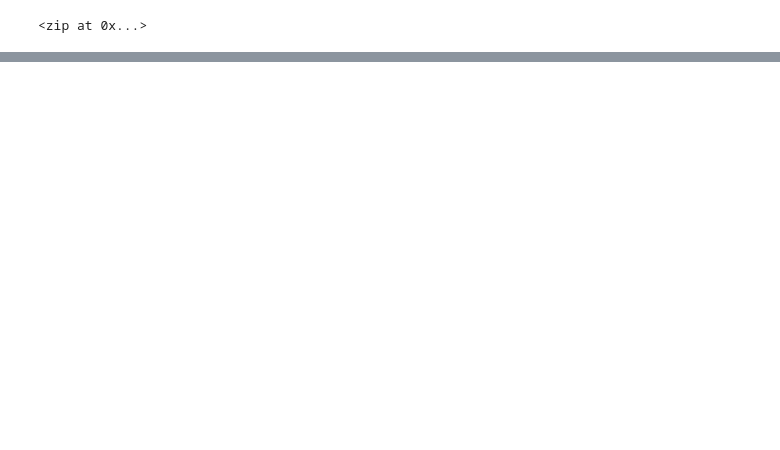
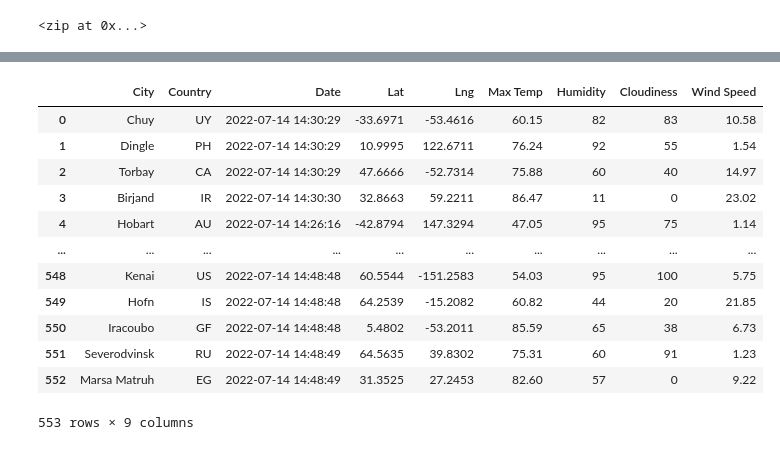
Before and after one commit to ellegenzi/World_Weather_Analysis, a Jupyter notebook: WeatherPy.ipynb, the cells around one changed output, grey strips where cells are left out. Drawn from its saved outputs; the diff is of its cells as text; code cells hidden in the pictures; blank space fills up the shorter version.

Commit message:
Modifying .gitignore and adding updated WeatherPy file.

```diff
--- a/WeatherPy.ipynb
+++ b/WeatherPy.ipynb
@@ -32,0 +39,3 @@ len(cities)
+# %%
+# Starting URL for Weather Map API Call.
+url = "http://api.openweathermap.org/data/2.5/weather?units=Imperial&APPID=" + weather_api_key
@@ -32,0 +132,4 @@ len(cities)
+# %%
+# Convert the array of dictionaries to a Pandas DataFrame.
+city_data_df = pd.DataFrame(city_data)
+city_data_df.head(10)
@@ -32,0 +148,20 @@ len(cities)
+# %%
+# Reorder the columns
+new_column_order = ["City", "Country", "Date", "Lat", "Lng",
+                    "Max Temp", "Humidity", "Cloudiness", "Wind Speed"]
+city_data_df = city_data_df[new_column_order]
+city_data_df
+# %% [output]
+|  | City | Country | Date | Lat | Lng | Max Temp | Humidity | Cloudiness | Wind Speed |
+| 0 | Chuy | UY | 2022-07-14 14:30:29 | -33.6971 | -53.4616 | 60.15 | 82 | 83 | 10.58 |
+| 1 | Dingle | PH | 2022-07-14 14:30:29 | 10.9995 | 122.6711 | 76.24 | 92 | 55 | 1.54 |
+| 2 | Torbay | CA | 2022-07-14 14:30:29 | 47.6666 | -52.7314 | 75.88 | 60 | 40 | 14.97 |
+| 3 | Birjand | IR | 2022-07-14 14:30:30 | 32.8663 | 59.2211 | 86.47 | 11 | 0 | 23.02 |
+| 4 | Hobart | AU | 2022-07-14 14:26:16 | -42.8794 | 147.3294 | 47.05 | 95 | 75 | 1.14 |
+| ... | ... | ... | ... | ... | ... | ... | ... | ... | ... |
+| 548 | Kenai | US | 2022-07-14 14:48:48 | 60.5544 | -151.2583 | 54.03 | 95 | 100 | 5.75 |
+| 549 | Hofn | IS | 2022-07-14 14:48:48 | 64.2539 | -15.2082 | 60.82 | 44 | 20 | 21.85 |
+| 550 | Iracoubo | GF | 2022-07-14 14:48:48 | 5.4802 | -53.2011 | 85.59 | 65 | 38 | 6.73 |
+| 551 | Severodvinsk | RU | 2022-07-14 14:48:49 | 64.5635 | 39.8302 | 75.31 | 60 | 91 | 1.23 |
+| 552 | Marsa Matruh | EG | 2022-07-14 14:48:49 | 31.3525 | 27.2453 | 82.60 | 57 | 0 | 9.22 |
+553 rows × 9 columns
```
Also changed, not shown: parts of 9 cells of this notebook, 2 other files.
